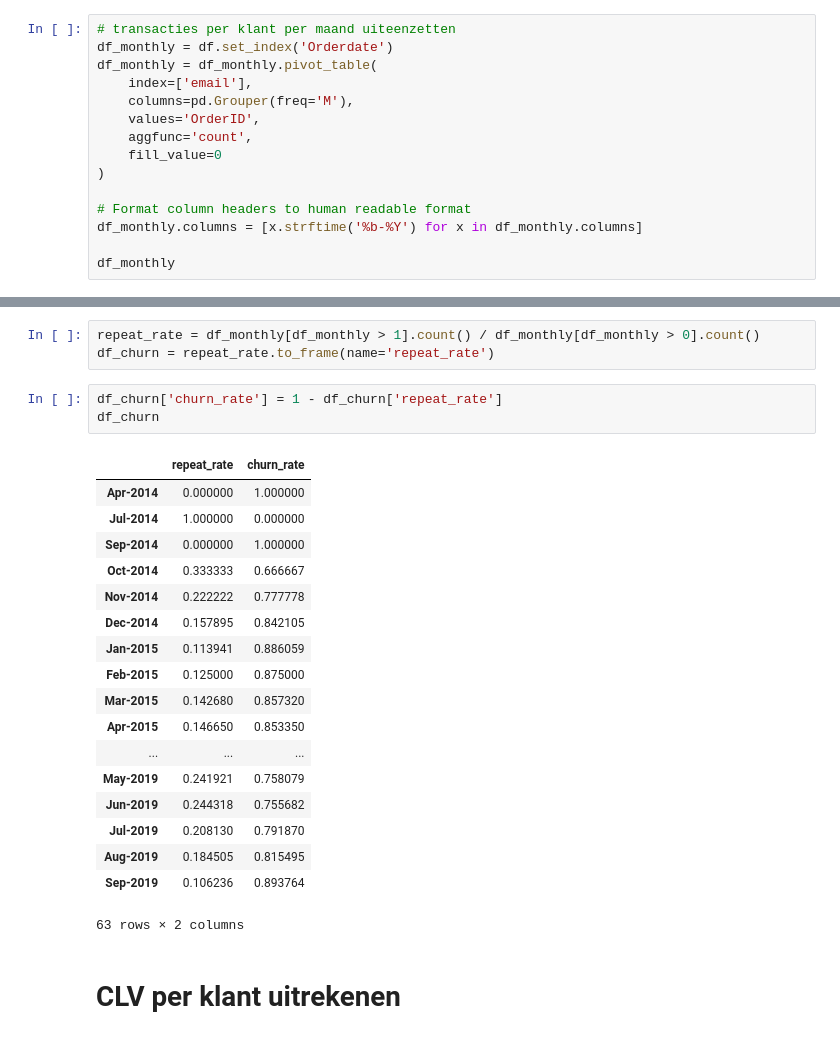
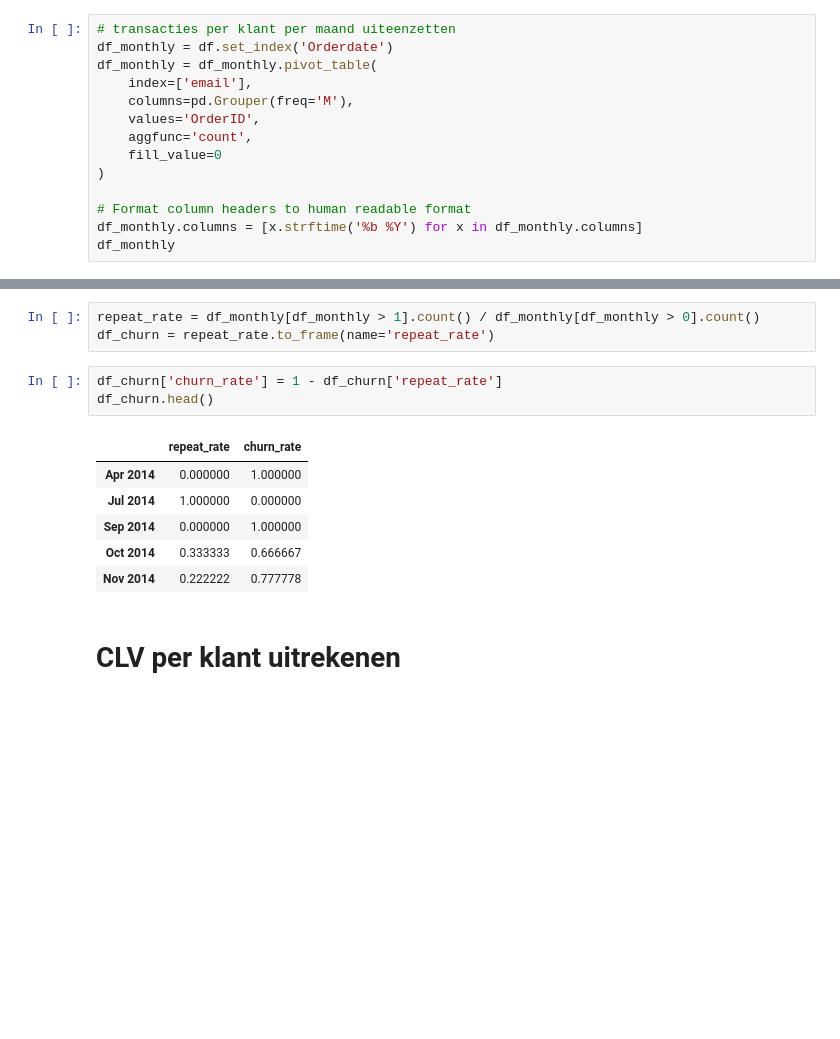
Before and after one commit to iwb-digital-growth-agency/python, a Jupyter notebook: CLV_Maxilia - nieuwe data set.ipynb, the cells around one changed output, grey strips where cells are left out. Cells and saved outputs as stored; diff of their text form; blank space fills up the shorter version.

```diff
--- a/CLV_Maxilia - nieuwe data set.ipynb
+++ b/CLV_Maxilia - nieuwe data set.ipynb
@@ -234,7 +234,6 @@ df_monthly = df_monthly.pivot_table(
 )
 
 # Format column headers to human readable format
-df_monthly.columns = [x.strftime('%b-%Y') for x in df_monthly.columns]
-
+df_monthly.columns = [x.strftime('%b %Y') for x in df_monthly.columns]
 df_monthly
 # %% [output]
@@ -262,26 +261,14 @@ repeat_rate = df_monthly[df_monthly > 1].count() / df_monthly[df_monthly > 0].co
 df_churn = repeat_rate.to_frame(name='repeat_rate')
 # %%
 df_churn['churn_rate'] = 1 - df_churn['repeat_rate']
-df_churn
+df_churn.head()
 # %% [output]
 |  | repeat_rate | churn_rate |
-| Apr-2014 | 0.000000 | 1.000000 |
-| Jul-2014 | 1.000000 | 0.000000 |
-| Sep-2014 | 0.000000 | 1.000000 |
-| Oct-2014 | 0.333333 | 0.666667 |
-| Nov-2014 | 0.222222 | 0.777778 |
-| Dec-2014 | 0.157895 | 0.842105 |
-| Jan-2015 | 0.113941 | 0.886059 |
-| Feb-2015 | 0.125000 | 0.875000 |
-| Mar-2015 | 0.142680 | 0.857320 |
-| Apr-2015 | 0.146650 | 0.853350 |
-| ... | ... | ... |
-| May-2019 | 0.241921 | 0.758079 |
-| Jun-2019 | 0.244318 | 0.755682 |
-| Jul-2019 | 0.208130 | 0.791870 |
-| Aug-2019 | 0.184505 | 0.815495 |
-| Sep-2019 | 0.106236 | 0.893764 |
+| Apr 2014 | 0.000000 | 1.000000 |
+| Jul 2014 | 1.000000 | 0.000000 |
+| Sep 2014 | 0.000000 | 1.000000 |
+| Oct 2014 | 0.333333 | 0.666667 |
+| Nov 2014 | 0.222222 | 0.777778 |
-63 rows × 2 columns
 # %% [markdown]
 # CLV per klant uitrekenen
 # %%
```
Also changed, not shown: parts of 11 cells of this notebook, 3 other files.
